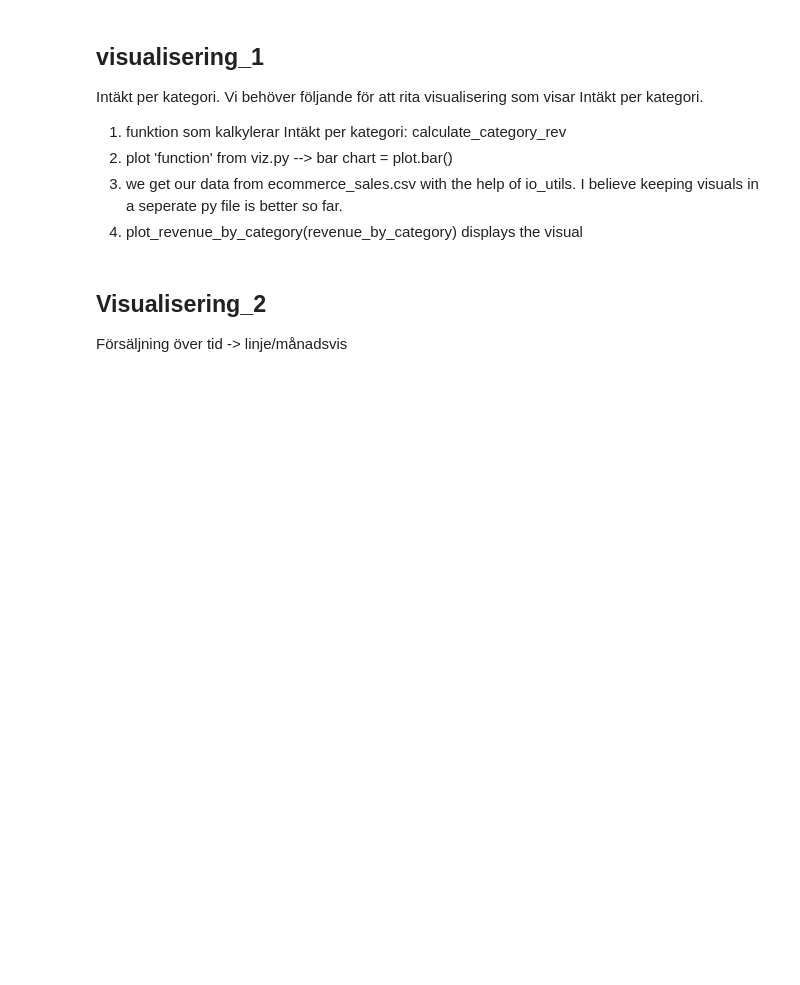
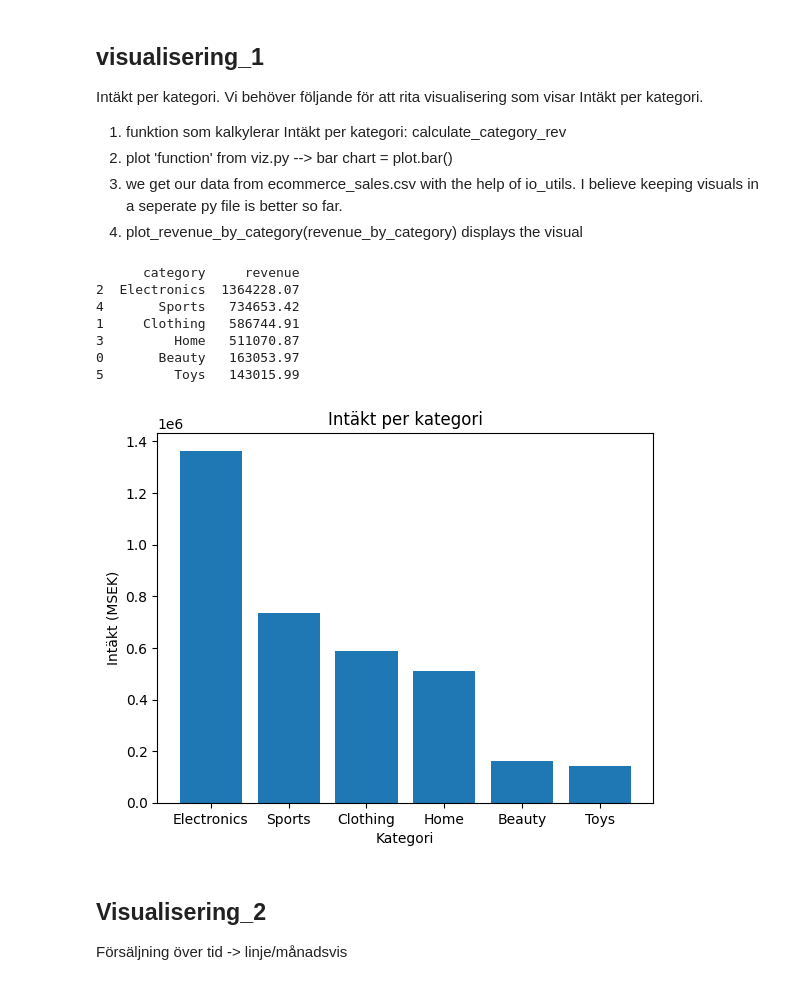
Before and after one commit to VeraStopp/Projektarbete, a Jupyter notebook: report.ipynb, the cells around one changed output. Cells and saved outputs as stored; diff of their text form; code cells hidden in the pictures; blank space fills up the shorter version.

```diff
--- a/report.ipynb
+++ b/report.ipynb
@@ -54,18 +54,21 @@ Intäkt per kategori. Vi behöver följande för att rita visualisering som visa
 3. we get our data from ecommerce_sales.csv with the help of io_utils. I believe keeping visuals in a seperate py file is better so far.
 4. plot_revenue_by_category(revenue_by_category) displays the visual
 # %%
-from src.io_utils import load_data                                  # when Kernel restarted, this import must be done. importing load_data function from io_utils file
-from src.metrics import calculate_category_rev
 from src.viz import plot_revenue_by_category                        #importing plot_revenue_by_category function from viz file
 
-
-df = load_data("data/ecommerce_sales.csv")                          #loading the data from ecommerce_sales.csv file
-revenue_by_category = calculate_category_rev(df)  #                 #calling the calculate_category_rev function and storing the result in revenue_by_category variable
-print(revenue_by_category)                                          #printing the revenue_by_category variable
-
+revenue_by_category = M.calculate_category_rev(df)  #               #calling the calculate_category_rev function and storing the result in revenue_by_category variable
 revenue_by_category = revenue_by_category.reset_index(drop=True)    #resetting the index of revenue_by_category DataFrame
 
 plot_revenue_by_category(revenue_by_category)                       #calling the plot_revenue_by_category function to plot the revenue by category
+# %% [output]
+      category     revenue
+2  Electronics  1364228.07
+4       Sports   734653.42
+1     Clothing   586744.91
+3         Home   511070.87
+0       Beauty   163053.97
+5         Toys   143015.99
+[figure, added]
 # %% [markdown]
 ## Visualisering_2
 Försäljning över tid -> linje/månadsvis
```
Also changed, not shown: parts of 2 cells of this notebook.
